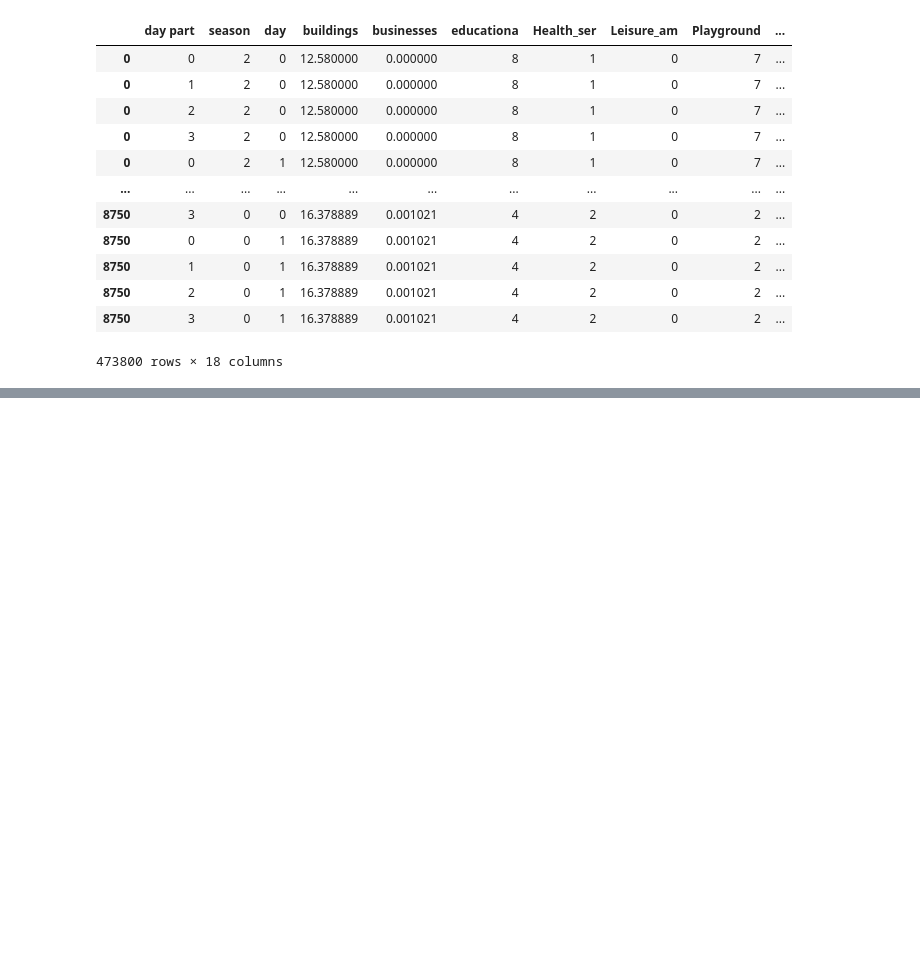
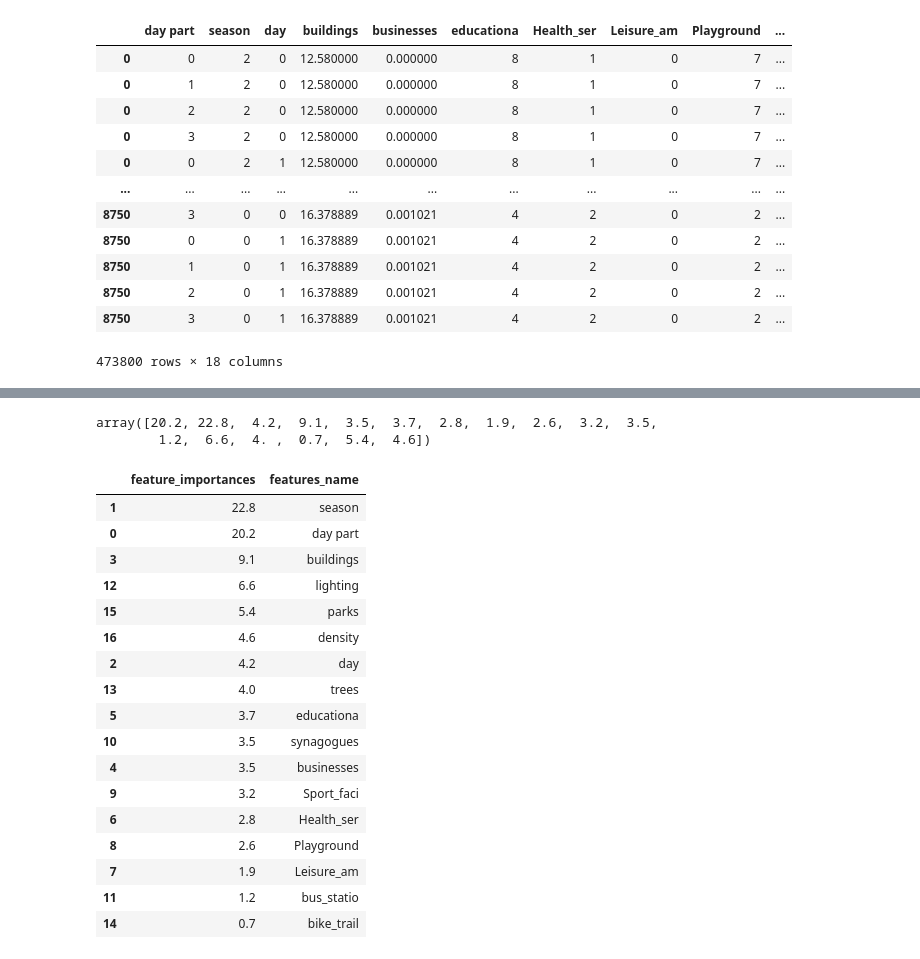
Before and after one commit to achic19/micro_walking, a Jupyter notebook: notebook/ml.ipynb, the cells around one changed output, grey strips where cells are left out. Cells and saved outputs as stored; diff of their text form; code cells hidden in the pictures; blank space fills up the shorter version.

```diff
--- a/notebook/ml.ipynb
+++ b/notebook/ml.ipynb
@@ -200,0 +192,29 @@ array([[12906,  5006,  2687,  1172,   373],
+# %%
+dt = DecisionTreeClassifier(random_state=0,criterion='entropy', max_features='auto', splitter='best').fit(x_tree, y_tree)
+dt.feature_importances_.round(3)*100
+# %% [output]
+array([20.2, 22.8,  4.2,  9.1,  3.5,  3.7,  2.8,  1.9,  2.6,  3.2,  3.5,
+        1.2,  6.6,  4. ,  0.7,  5.4,  4.6])
+# %%
+features_cols = data_feature.columns
+new_df = DataFrame(data={'feature_importances':dt.feature_importances_.round(3)*100,'features_name':data_feature.columns}).sort_values('feature_importances',ascending=0)
+new_df
+# %% [output]
+|  | feature_importances | features_name |
+| 1 | 22.8 | season |
+| 0 | 20.2 | day part |
+| 3 | 9.1 | buildings |
+| 12 | 6.6 | lighting |
+| 15 | 5.4 | parks |
+| 16 | 4.6 | density |
+| 2 | 4.2 | day |
+| 13 | 4.0 | trees |
+| 5 | 3.7 | educationa |
+| 10 | 3.5 | synagogues |
+| 4 | 3.5 | businesses |
+| 9 | 3.2 | Sport_faci |
+| 6 | 2.8 | Health_ser |
+| 8 | 2.6 | Playground |
+| 7 | 1.9 | Leisure_am |
+| 11 | 1.2 | bus_statio |
+| 14 | 0.7 | bike_trail |
```
Also changed, not shown: parts of 15 cells of this notebook.
